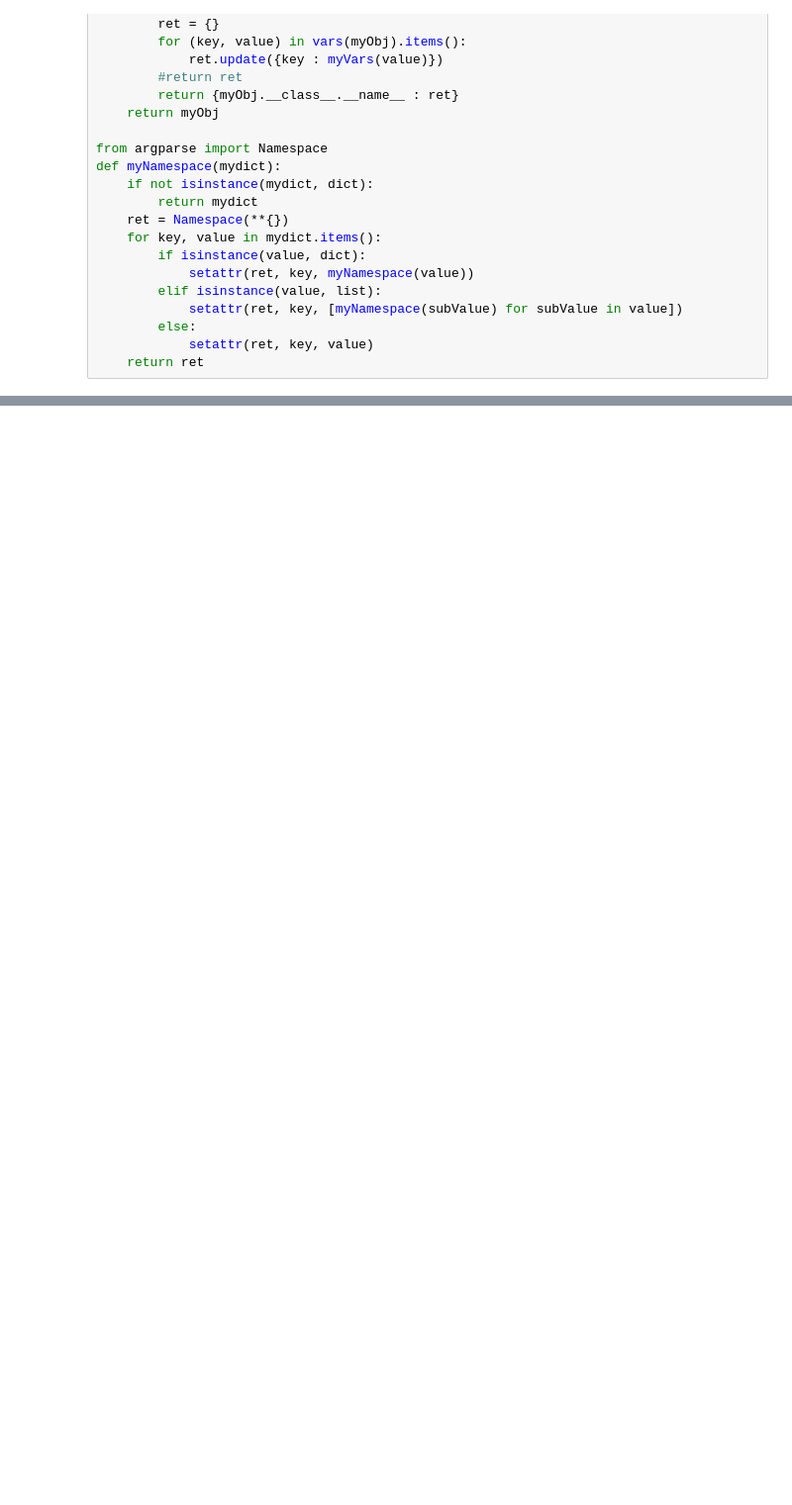
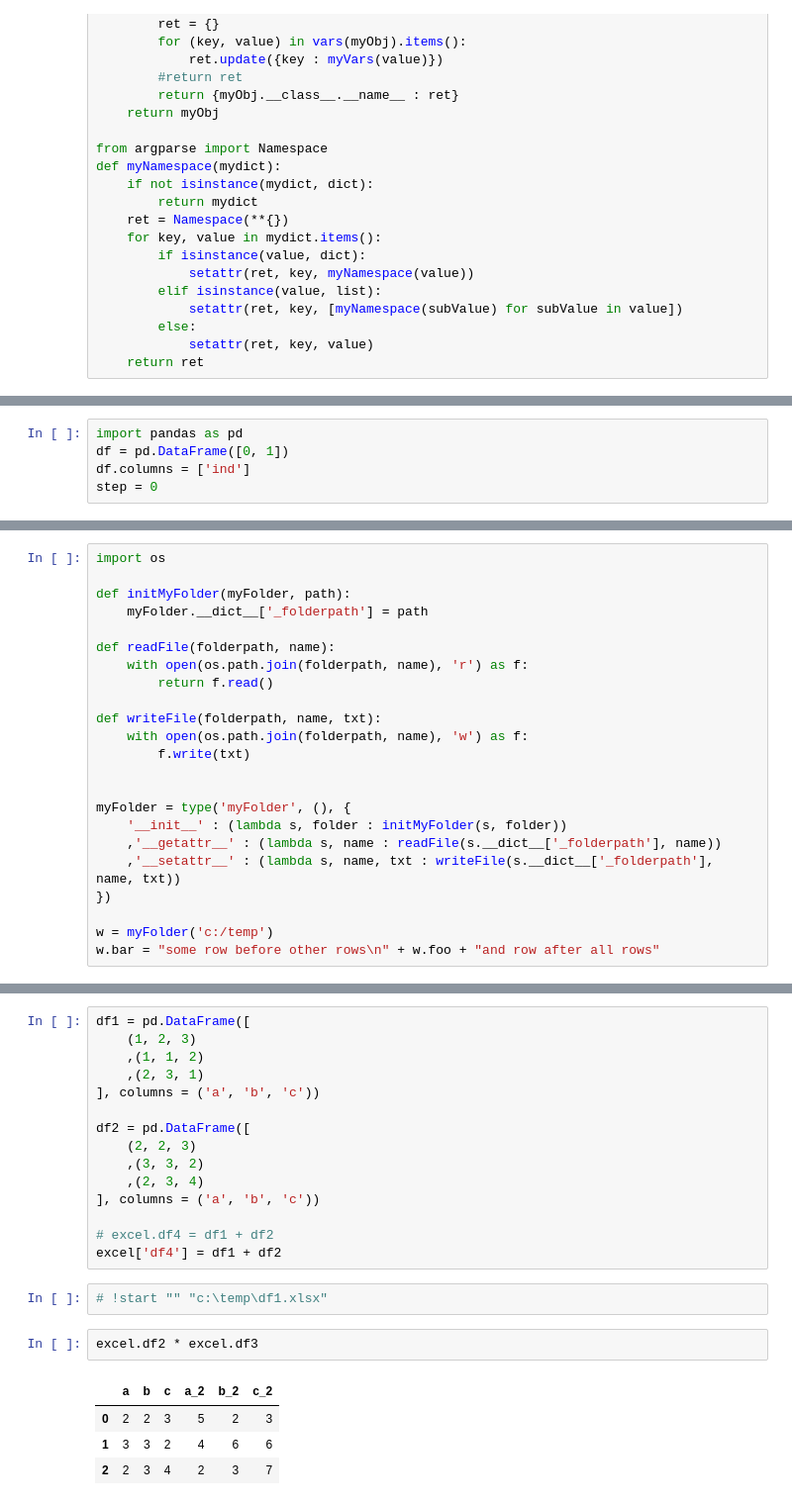
Before and after one commit to rook88/python, a Jupyter notebook: attr_magics.ipynb, the cells around one changed output, grey strips where cells are left out. Shown at 99% size. Drawn from its saved outputs; the diff is of its cells as text; blank space fills up the shorter version.

```diff
--- a/attr_magics.ipynb
+++ b/attr_magics.ipynb
@@ -236,0 +883,5 @@ a
+# %%
+import pandas as pd
+df = pd.DataFrame([0, 1])
+df.columns = ['ind']
+step = 0
@@ -236,0 +913,23 @@ a
+# %%
+import os
+
+def initMyFolder(myFolder, path):
+    myFolder.__dict__['_folderpath'] = path
+
+def readFile(folderpath, name):
+    with open(os.path.join(folderpath, name), 'r') as f:
+        return f.read()
+
+def writeFile(folderpath, name, txt):
+    with open(os.path.join(folderpath, name), 'w') as f:
+        f.write(txt)
+
+
+myFolder = type('myFolder', (), {
+    '__init__' : (lambda s, folder : initMyFolder(s, folder))
+    ,'__getattr__' : (lambda s, name : readFile(s.__dict__['_folderpath'], name))
+    ,'__setattr__' : (lambda s, name, txt : writeFile(s.__dict__['_folderpath'], name, txt))
+})
+
+w = myFolder('c:/temp')
+w.bar = "some row before other rows\n" + w.foo + "and row after all rows"
@@ -236,0 +1051,24 @@ a
+# %%
+df1 = pd.DataFrame([
+    (1, 2, 3)
+    ,(1, 1, 2)
+    ,(2, 3, 1)
+], columns = ('a', 'b', 'c'))
+
+df2 = pd.DataFrame([
+    (2, 2, 3)
+    ,(3, 3, 2)
+    ,(2, 3, 4)
+], columns = ('a', 'b', 'c'))
+
+# excel.df4 = df1 + df2
+excel['df4'] = df1 + df2
+# %%
+# !start "" "c:\temp\df1.xlsx"
+# %%
+excel.df2 * excel.df3
+# %% [output]
+|  | a | b | c | a_2 | b_2 | c_2 |
+| 0 | 2 | 2 | 3 | 5 | 2 | 3 |
+| 1 | 3 | 3 | 2 | 4 | 6 | 6 |
+| 2 | 2 | 3 | 4 | 2 | 3 | 7 |
```
Also changed, not shown: parts of 84 cells of this notebook, 1 other file.
